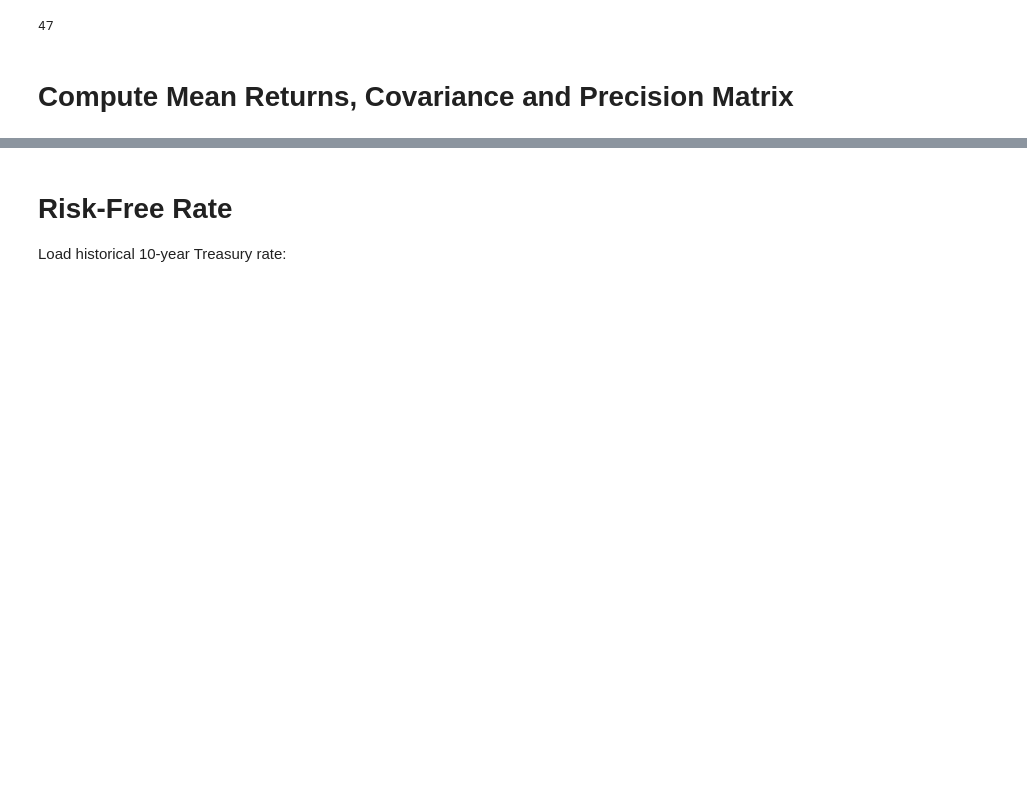
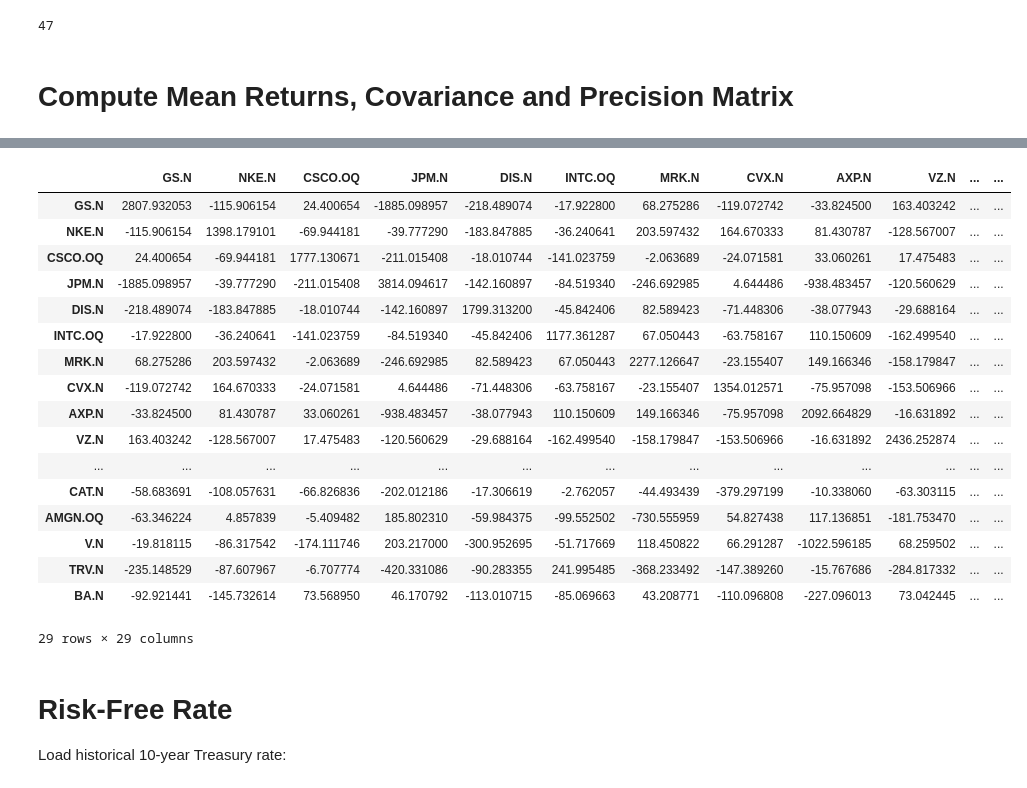
Before and after one commit to neftalivldz/tec-finanzas-2023, a Jupyter notebook: 05_PortfolioOptimization.ipynb, the cells around one changed output, grey strips where cells are left out. Drawn from its saved outputs; the diff is of its cells as text; code cells hidden in the pictures; blank space fills up the shorter version.

```diff
--- a/05_PortfolioOptimization.ipynb
+++ b/05_PortfolioOptimization.ipynb
@@ -261,6 +301,25 @@ cov_matrix = weekly_returns.cov()
 # %%
 precision_matrix = pd.DataFrame(inv(cov_matrix), index=stocks, columns=stocks)
-#precision_matrix
+precision_matrix
+# %% [output]
+|  | GS.N | NKE.N | CSCO.OQ | JPM.N | DIS.N | INTC.OQ | MRK.N | CVX.N | AXP.N | VZ.N | ... | ... |
+| GS.N | 2807.932053 | -115.906154 | 24.400654 | -1885.098957 | -218.489074 | -17.922800 | 68.275286 | -119.072742 | -33.824500 | 163.403242 | ... | ... |
+| NKE.N | -115.906154 | 1398.179101 | -69.944181 | -39.777290 | -183.847885 | -36.240641 | 203.597432 | 164.670333 | 81.430787 | -128.567007 | ... | ... |
+| CSCO.OQ | 24.400654 | -69.944181 | 1777.130671 | -211.015408 | -18.010744 | -141.023759 | -2.063689 | -24.071581 | 33.060261 | 17.475483 | ... | ... |
+| JPM.N | -1885.098957 | -39.777290 | -211.015408 | 3814.094617 | -142.160897 | -84.519340 | -246.692985 | 4.644486 | -938.483457 | -120.560629 | ... | ... |
+| DIS.N | -218.489074 | -183.847885 | -18.010744 | -142.160897 | 1799.313200 | -45.842406 | 82.589423 | -71.448306 | -38.077943 | -29.688164 | ... | ... |
+| INTC.OQ | -17.922800 | -36.240641 | -141.023759 | -84.519340 | -45.842406 | 1177.361287 | 67.050443 | -63.758167 | 110.150609 | -162.499540 | ... | ... |
+| MRK.N | 68.275286 | 203.597432 | -2.063689 | -246.692985 | 82.589423 | 67.050443 | 2277.126647 | -23.155407 | 149.166346 | -158.179847 | ... | ... |
+| CVX.N | -119.072742 | 164.670333 | -24.071581 | 4.644486 | -71.448306 | -63.758167 | -23.155407 | 1354.012571 | -75.957098 | -153.506966 | ... | ... |
+| AXP.N | -33.824500 | 81.430787 | 33.060261 | -938.483457 | -38.077943 | 110.150609 | 149.166346 | -75.957098 | 2092.664829 | -16.631892 | ... | ... |
+| VZ.N | 163.403242 | -128.567007 | 17.475483 | -120.560629 | -29.688164 | -162.499540 | -158.179847 | -153.506966 | -16.631892 | 2436.252874 | ... | ... |
+| ... | ... | ... | ... | ... | ... | ... | ... | ... | ... | ... | ... | ... |
+| CAT.N | -58.683691 | -108.057631 | -66.826836 | -202.012186 | -17.306619 | -2.762057 | -44.493439 | -379.297199 | -10.338060 | -63.303115 | ... | ... |
+| AMGN.OQ | -63.346224 | 4.857839 | -5.409482 | 185.802310 | -59.984375 | -99.552502 | -730.555959 | 54.827438 | 117.136851 | -181.753470 | ... | ... |
+| V.N | -19.818115 | -86.317542 | -174.111746 | 203.217000 | -300.952695 | -51.717669 | 118.450822 | 66.291287 | -1022.596185 | 68.259502 | ... | ... |
+| TRV.N | -235.148529 | -87.607967 | -6.707774 | -420.331086 | -90.283355 | 241.995485 | -368.233492 | -147.389260 | -15.767686 | -284.817332 | ... | ... |
+| BA.N | -92.921441 | -145.732614 | 73.568950 | 46.170792 | -113.010715 | -85.069663 | 43.208771 | -110.096808 | -227.096013 | 73.042445 | ... | ... |
+29 rows × 29 columns
 # %% [markdown]
 # Risk-Free Rate
 Load historical 10-year Treasury rate:
```
Also changed, not shown: parts of 14 cells of this notebook, 4 other files.
